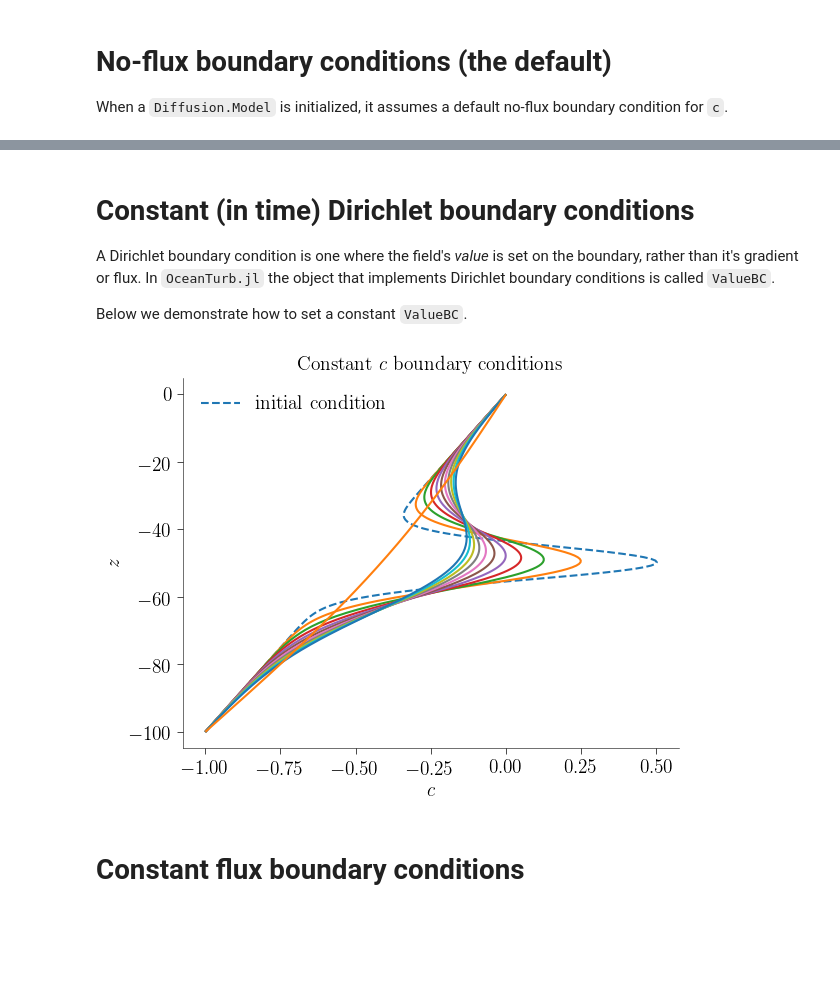
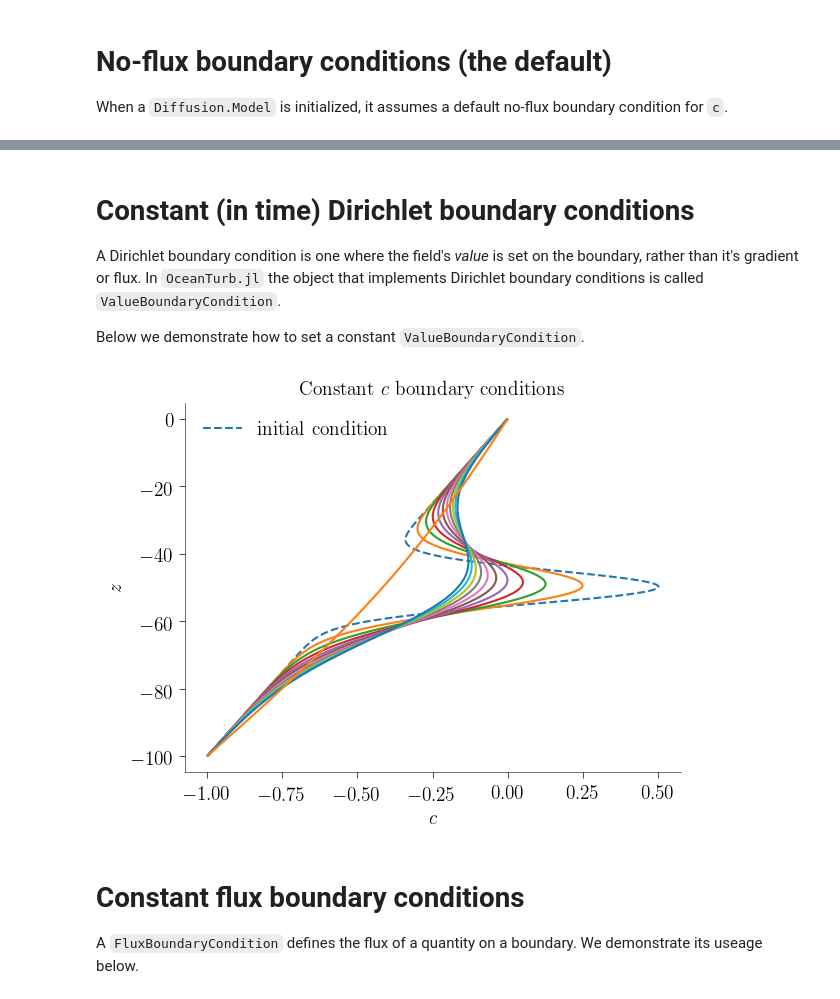
Before and after one commit to glwagner/OceanTurb.jl, a Jupyter notebook: examples/diffusion_example.ipynb, the cells around one changed output, grey strips where cells are left out. Drawn from its saved outputs; the diff is of its cells as text; code cells hidden in the pictures; blank space fills up the shorter version.

```diff
--- a/examples/diffusion_example.ipynb
+++ b/examples/diffusion_example.ipynb
@@ -26,6 +29,7 @@ c0(z) = exp(-(z-z0)^2 / 2dz^2)
 
 # Set c to the function c0(z) --- enabled by some OceanTurb.jl syntactic sugar
 model.solution.c = c0
+c = model.solution.c
 
 # Initialize plotting
 ax, fig = subplots()
@@ -34,7 +38,7 @@ ylabel(L"z")
 title("No flux boundary conditions")
 cornerspines()
 
-plot(model.solution.c.data, nodes(model.solution.c), "--", label="initial condition")
+plot(c, "--", label="initial condition")
 
 # Run
 dt = 0.01
@@ -43,7 +47,7 @@ ni = 10
 
 for i = 1:ni
     iterate!(model, dt, nt)
-    plot(model.solution.c.data, nodes(model.solution.c))
+    plot(c)
 end
 
 legend();
@@ -55,47 +68,50 @@ legend();
 A Dirichlet boundary condition is one where the field's *value*
 is set on the boundary, rather than it's gradient or flux.
 In `OceanTurb.jl` the object that implements Dirichlet boundary
-conditions is called `ValueBC`.
+conditions is called `ValueBoundaryCondition`.
 
-Below we demonstrate how to set a constant `ValueBC`.
+Below we demonstrate how to set a constant `ValueBoundaryCondition`.
 # %%
 # Re-initialize the solution
 c0(z) = exp(-(z-z0)^2 / 2dz^2) + z/height(model)
 model.solution.c = c0
 
 # Set constant boundary conditions at top and bottom
-bottom_bc = ValueBoundaryCondition(-1.0)
-top_bc = ValueBoundaryCondition(0.0)
+bottom_bc = ValueBoundaryCondition(-1)
+top_bc = ValueBoundaryCondition(0)
 
 set_bcs!(model, c=(bottom_bc, top_bc))
 
 # Initialize plotting
 ax, fig = subplots()
 xlabel(L"c")
 ylabel(L"z")
 title("Constant \$c\$ boundary conditions")
 cornerspines()
 
-plot(model.solution.c.data, nodes(model.solution.c), "--", label="initial condition")
+plot(c, "--", label="initial condition")
 
 # Run the model
 dt = 0.01
 nt = 1000
 ni = 10
 
 for i = 1:ni
     iterate!(model, dt, nt)
-    plot(model.solution.c.data, nodes(model.solution.c))
+    plot(c)
 end
 
 iterate!(model, dt, 100nt)
-plot(model.solution.c.data, nodes(model.solution.c))
+plot(c)
 
 legend();
 # %% [output]
-[figure, old version]
+[figure, new version]
-# %% [markdown]
-# Constant flux boundary conditions
+# %% [markdown]
+# Constant flux boundary conditions
+
+A `FluxBoundaryCondition` defines the flux of a quantity on a boundary.
+We demonstrate its useage below.
 # %%
 # Re-initialize the solution
 model.solution.c = 0
```
Also changed, not shown: parts of 5 cells of this notebook.
